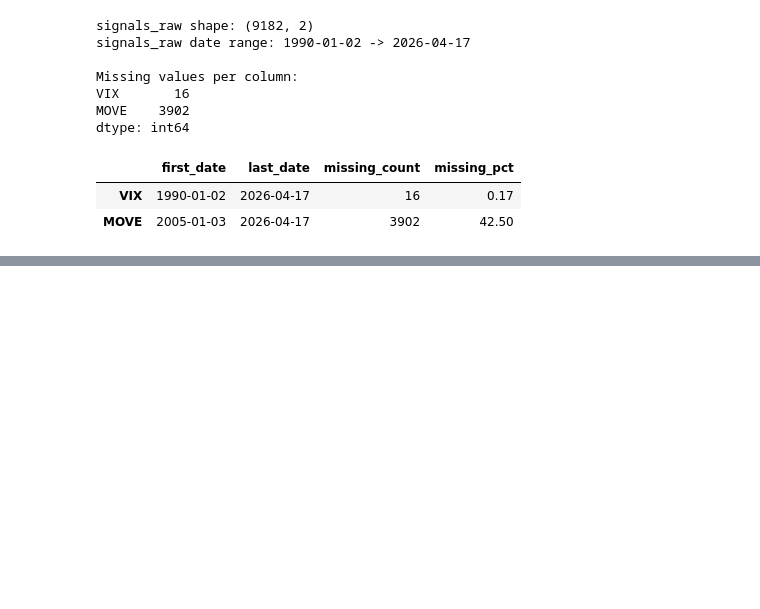
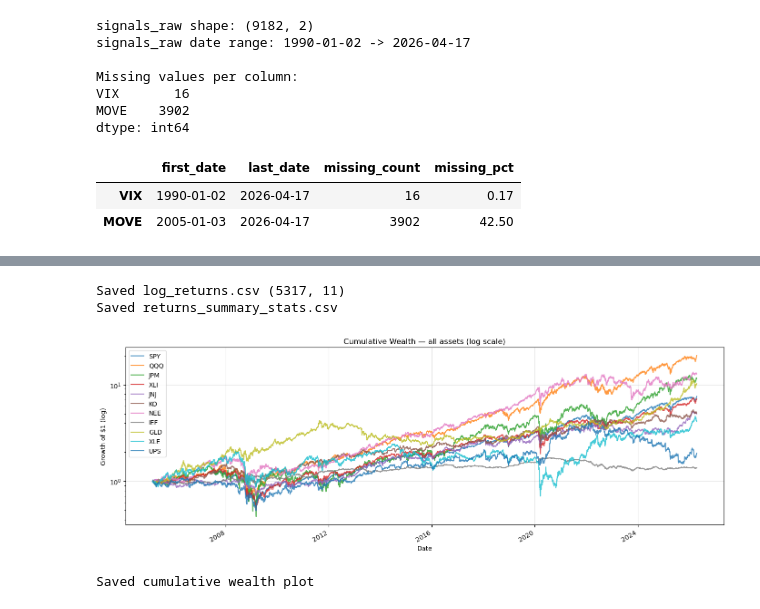
Before and after one commit to GeorgiosLoulakis/Adv-Business-Analytics, a Jupyter notebook: 01_data_collection_and_benchmarks.ipynb, the cells around one changed output, grey strips where cells are left out. Drawn from its saved outputs; the diff is of its cells as text; code cells hidden in the pictures; blank space fills up the shorter version.

```diff
--- a/01_data_collection_and_benchmarks.ipynb
+++ b/01_data_collection_and_benchmarks.ipynb
@@ -419,0 +457,9 @@ print("Saved: data/processed/signals_overview.png")
+# %%
+# Log returns: ln(P_t / P_{t-1})
+log_returns = np.log(prices / prices.shift(1)).dropna()
+
+assert log_returns.isna().sum().sum() == 0, "NaNs found in returns!"
+print("Returns shape:", log_returns.shape)
+print("Date range:", log_returns.index.min().date(), "→", log_returns.index.max().date())
+
+log_returns.head()
@@ -419,0 +505,28 @@ print("Saved: data/processed/signals_overview.png")
+# %%
+os.makedirs("data/processed", exist_ok=True)
+os.makedirs("outputs/01_data_collection", exist_ok=True)
+
+log_returns.to_csv("data/processed/log_returns.csv")
+stats_full.to_csv("outputs/01_data_collection/03_1_returns_summary_stats.csv")
+
+print("Saved log_returns.csv", log_returns.shape)
+print("Saved returns_summary_stats.csv")
+# %% [output]
+Saved log_returns.csv (5317, 11)
+Saved returns_summary_stats.csv
+# %%
+cum = np.exp(log_returns.cumsum())
+
+fig, ax = plt.subplots(figsize=(14, 5))
+cum.plot(ax=ax, logy=True, alpha=0.8)
+ax.set_title("Cumulative Wealth — all assets (log scale)")
+ax.set_ylabel("Growth of $1 (log)")
+ax.grid(True, alpha=0.3)
+
+plt.tight_layout()
+plt.savefig("outputs/01_data_collection/03_2_cumulative_wealth_sanity.png", dpi=150)
+plt.show()
+print("Saved cumulative wealth plot")
+# %% [output]
+[figure, added]
+Saved cumulative wealth plot
```
Also changed, not shown: parts of 6 cells of this notebook.
